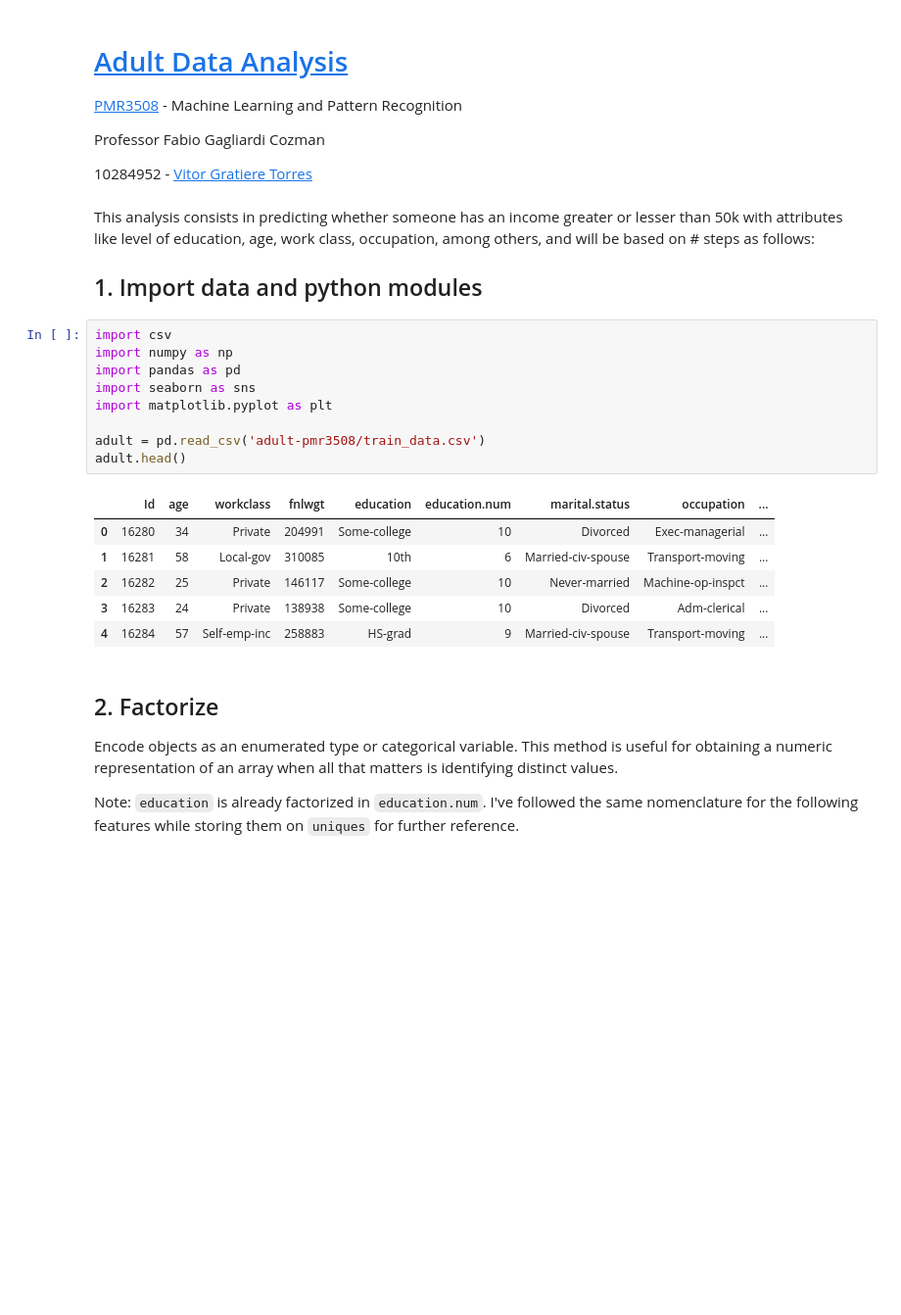
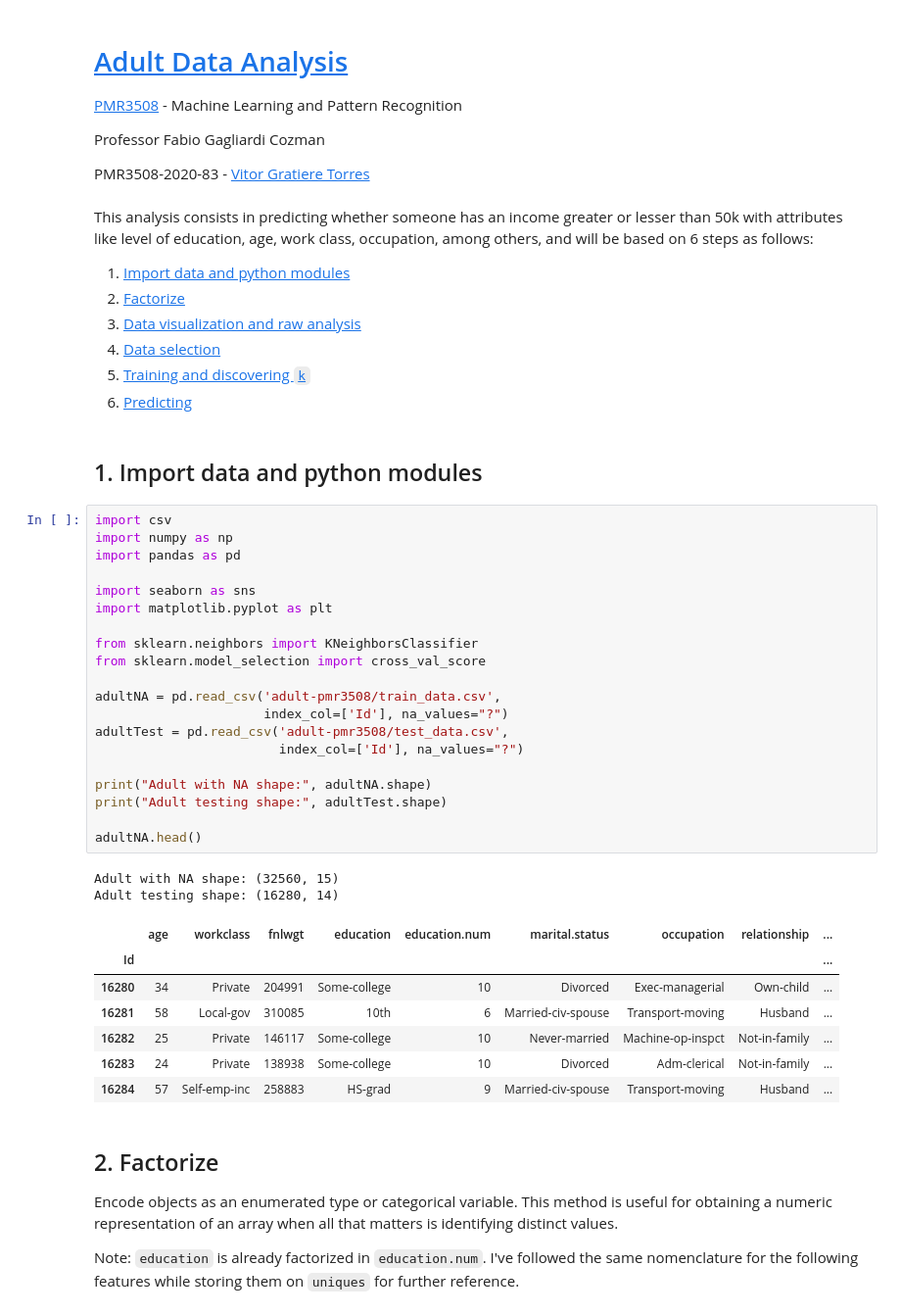
Before and after one commit to vitorgt/PMR3508, a Jupyter notebook: knn/knn-adult.ipynb, the cells around one changed output. Shown at 98% size. Cells and saved outputs as stored; diff of their text form; blank space fills up the shorter version.

````diff
--- a/knn/knn-adult.ipynb
+++ b/knn/knn-adult.ipynb
@@ -1,31 +1,52 @@
 # %% [markdown]
-# [Adult Data Analysis]()
+# [Adult Data Analysis](https://www.kaggle.com/c/adult-pmr3508)
 
 [PMR3508](https://uspdigital.usp.br/jupiterweb/obterDisciplina?sgldis=PMR3508) - Machine Learning and Pattern Recognition
 
 Professor Fabio Gagliardi Cozman
 
-10284952 - [Vitor Gratiere Torres](https://github.com/vitorgt/PMR3508)
+PMR3508-2020-83 - [Vitor Gratiere Torres](https://github.com/vitorgt/PMR3508)
 # %% [markdown]
-This analysis consists in predicting whether someone has an income greater or lesser than 50k with attributes like level of education, age, work class, occupation, among others, and will be based on # steps as follows:
+This analysis consists in predicting whether someone has an income greater or lesser than 50k with attributes like level of education, age, work class, occupation, among others, and will be based on 6 steps as follows:
 
-## 1. Import data and python modules
+1. [Import data and python modules](#1.-Import-data-and-python-modules)
+2. [Factorize](#2.-Factorize)
+3. [Data visualization and raw analysis](#3.-Data-visualization-and-raw-analysis)
+4. [Data selection](#4.-Data-selection)
+5. [Training and discovering ```k```](#5.-Training-and-discovering-k)
+6. [Predicting](#6.-Predicting)
+# %% [markdown]
+## 1. Import data and python modules
 # %%
 import csv
 import numpy as np
 import pandas as pd
+
 import seaborn as sns
 import matplotlib.pyplot as plt
 
-adult = pd.read_csv('adult-pmr3508/train_data.csv')
-adult.head()
+from sklearn.neighbors import KNeighborsClassifier
+from sklearn.model_selection import cross_val_score
+
+adultNA = pd.read_csv('adult-pmr3508/train_data.csv',
+                      index_col=['Id'], na_values="?")
+adultTest = pd.read_csv('adult-pmr3508/test_data.csv',
+                        index_col=['Id'], na_values="?")
+
+print("Adult with NA shape:", adultNA.shape)
+print("Adult testing shape:", adultTest.shape)
+
+adultNA.head()
 # %% [output]
+Adult with NA shape: (32560, 15)
+Adult testing shape: (16280, 14)
-|  | Id | age | workclass | fnlwgt | education | education.num | marital.status | occupation | ... |
-| 0 | 16280 | 34 | Private | 204991 | Some-college | 10 | Divorced | Exec-managerial | ... |
-| 1 | 16281 | 58 | Local-gov | 310085 | 10th | 6 | Married-civ-spouse | Transport-moving | ... |
-| 2 | 16282 | 25 | Private | 146117 | Some-college | 10 | Never-married | Machine-op-inspct | ... |
-| 3 | 16283 | 24 | Private | 138938 | Some-college | 10 | Divorced | Adm-clerical | ... |
-| 4 | 16284 | 57 | Self-emp-inc | 258883 | HS-grad | 9 | Married-civ-spouse | Transport-moving | ... |
+|  | age | workclass | fnlwgt | education | education.num | marital.status | occupation | relationship | ... |
+| Id |  |  |  |  |  |  |  |  | ... |
+| 16280 | 34 | Private | 204991 | Some-college | 10 | Divorced | Exec-managerial | Own-child | ... |
+| 16281 | 58 | Local-gov | 310085 | 10th | 6 | Married-civ-spouse | Transport-moving | Husband | ... |
+| 16282 | 25 | Private | 146117 | Some-college | 10 | Never-married | Machine-op-inspct | Not-in-family | ... |
+| 16283 | 24 | Private | 138938 | Some-college | 10 | Divorced | Adm-clerical | Not-in-family | ... |
+| 16284 | 57 | Self-emp-inc | 258883 | HS-grad | 9 | Married-civ-spouse | Transport-moving | Husband | ... |
 # %% [markdown]
 ## 2. Factorize
 
````
Also changed, not shown: parts of 23 cells of this notebook, 1 other file.
